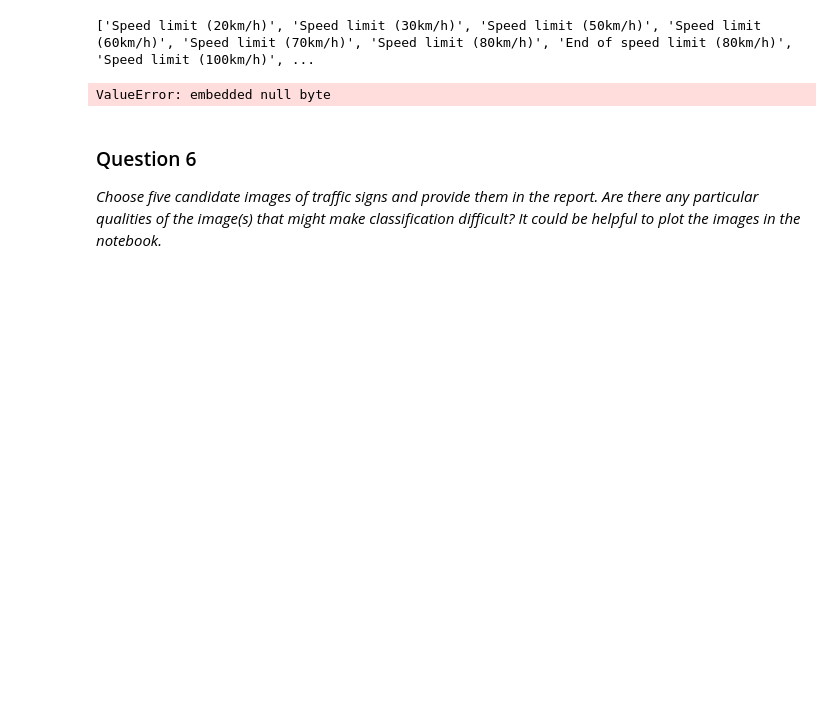
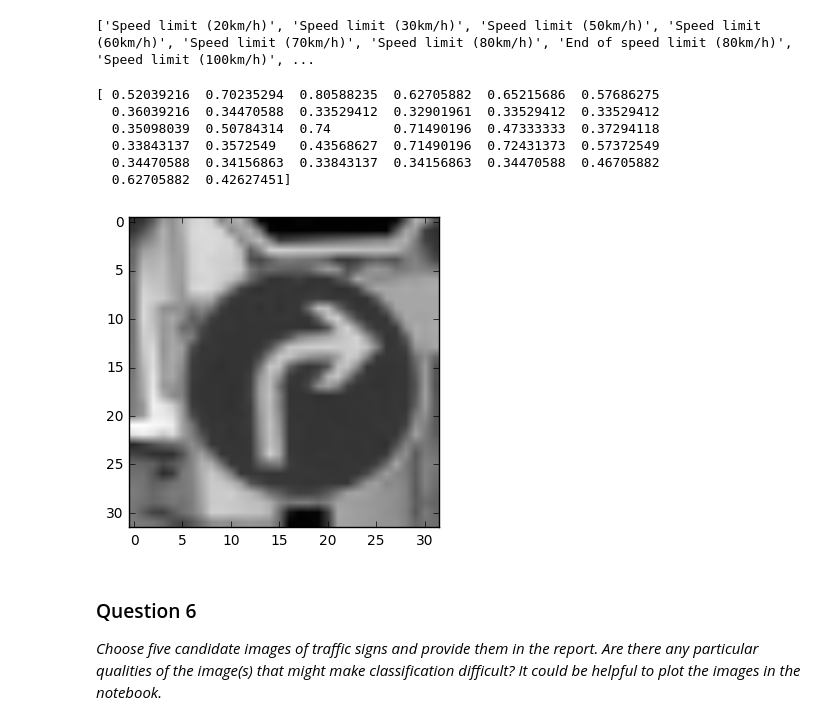
Before and after one commit to mathieu-wang/CarND-Traffic-Sign-Classifier-Project, a Jupyter notebook: Traffic_Sign_Classifier.ipynb, the cells around one changed output. Cells and saved outputs as stored; diff of their text form; code cells hidden in the pictures; blank space fills up the shorter version.

```diff
--- a/Traffic_Sign_Classifier.ipynb
+++ b/Traffic_Sign_Classifier.ipynb
@@ -207,16 +206,19 @@ X_train_new, X_val, y_train_new, y_val = train_test_split(X_train, y_train, test
 
 print(len(X_val))
 
+def preprocess_single(img):
+    gray = cv2.cvtColor(img, cv2.COLOR_BGR2GRAY)
+    resized = cv2.resize(gray,(width, height), interpolation = cv2.INTER_CUBIC)
+    normalized = normalize_greyscale(resized)
+    return normalized
+
 def preprocess(x, y):
     sample_size = len(x)
     sample_x_train = []
     sample_y_train = []
 
     for i in range(sample_size):
-        gray = cv2.cvtColor(x[i], cv2.COLOR_BGR2GRAY)
-        resized = cv2.resize(gray,(width, height), interpolation = cv2.INTER_CUBIC)
-        normalized = normalize_greyscale(resized)
-        sample_x_train.append(normalized)
+        sample_x_train.append(preprocess_single(x[i]))
 
     lb = LabelBinarizer()
     sample_y_train = lb.fit_transform(y)[:sample_size]
@@ -645,23 +677,27 @@ def get_sign_name(cls):
 # %%
 
 ### Load the images and plot them here.
 ### Feel free to use as many code cells as needed.
 
-img=mpimg.imread('test-signs/30.jpg')
+# img=mpimg.imread('test-signs/30.jpg')
 # img2=mpimg.imread('test-signs/stop2.png')
-img2=mpimg.imread('test-signs/GTSRB_Final_Test_Images/GTSRB/Final_Test/Images/00021.ppm')
+img=mpimg.imread('GTSRB_Final_Test_Images/GTSRB/Final_Test/Images/00021.ppm')
 
-images = [img, img2]
-processed_img, _ = preprocess(images, ['test'])
+processed_img = preprocess_single(img)
 
-tractor = processed_img[0]
+processed_imgs = np.array([processed_img])
+print(processed_imgs[0][15])
 
-# print(tractor)
-
-imgplot = plt.imshow(processed_img[1], cmap='gray')
+imgplot = plt.imshow(processed_img, cmap='gray')
 plt.show()
 # %% [output]
-ValueError: embedded null byte
+[ 0.52039216  0.70235294  0.80588235  0.62705882  0.65215686  0.57686275
+  0.36039216  0.34470588  0.33529412  0.32901961  0.33529412  0.33529412
+  0.35098039  0.50784314  0.74        0.71490196  0.47333333  0.37294118
+  0.33843137  0.3572549   0.43568627  0.71490196  0.72431373  0.57372549
+  0.34470588  0.34156863  0.33843137  0.34156863  0.34470588  0.46705882
+  0.62705882  0.42627451]
+[figure, added]
 # %% [markdown]
 ### Question 6
 
```
Also changed, not shown: parts of 6 cells of this notebook.
